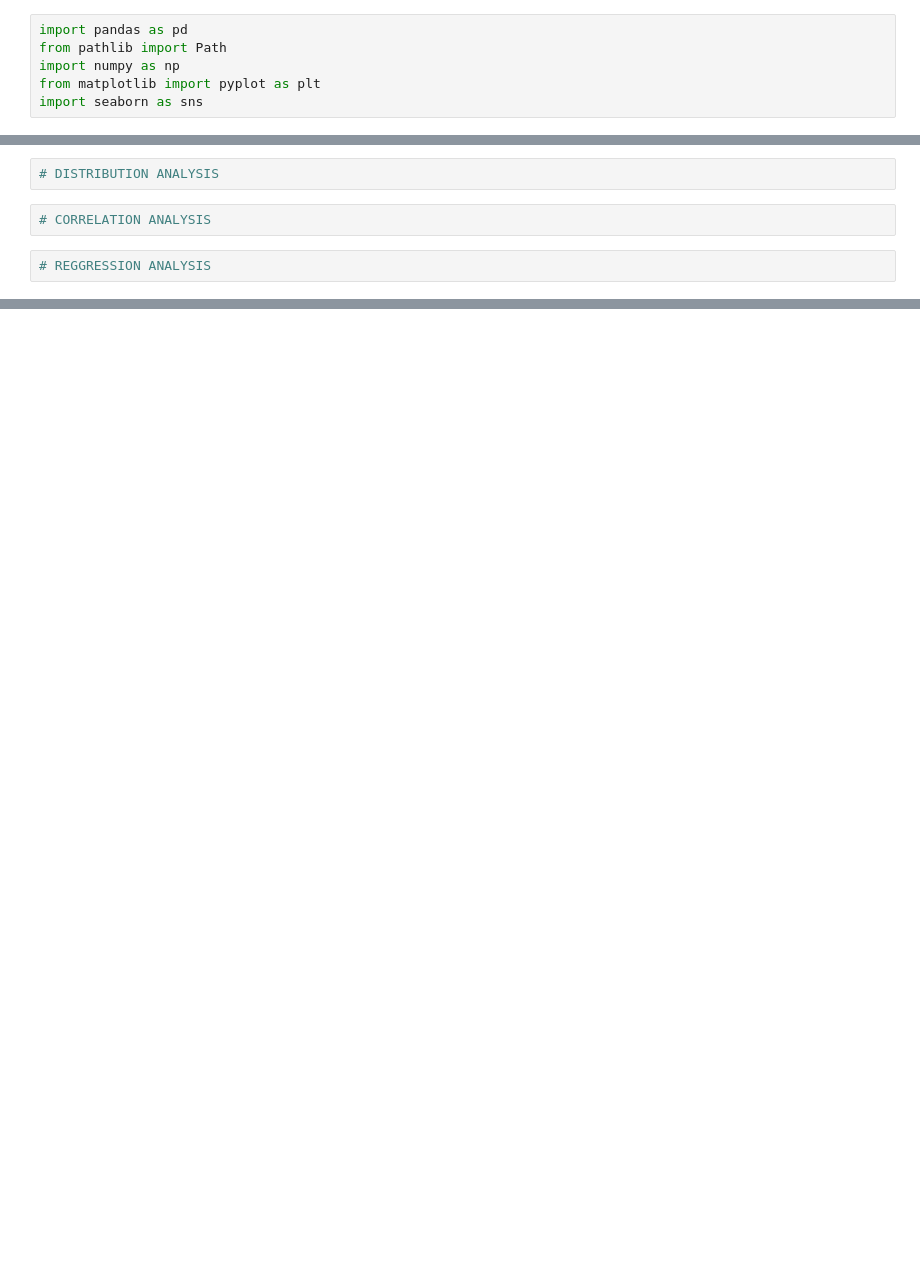
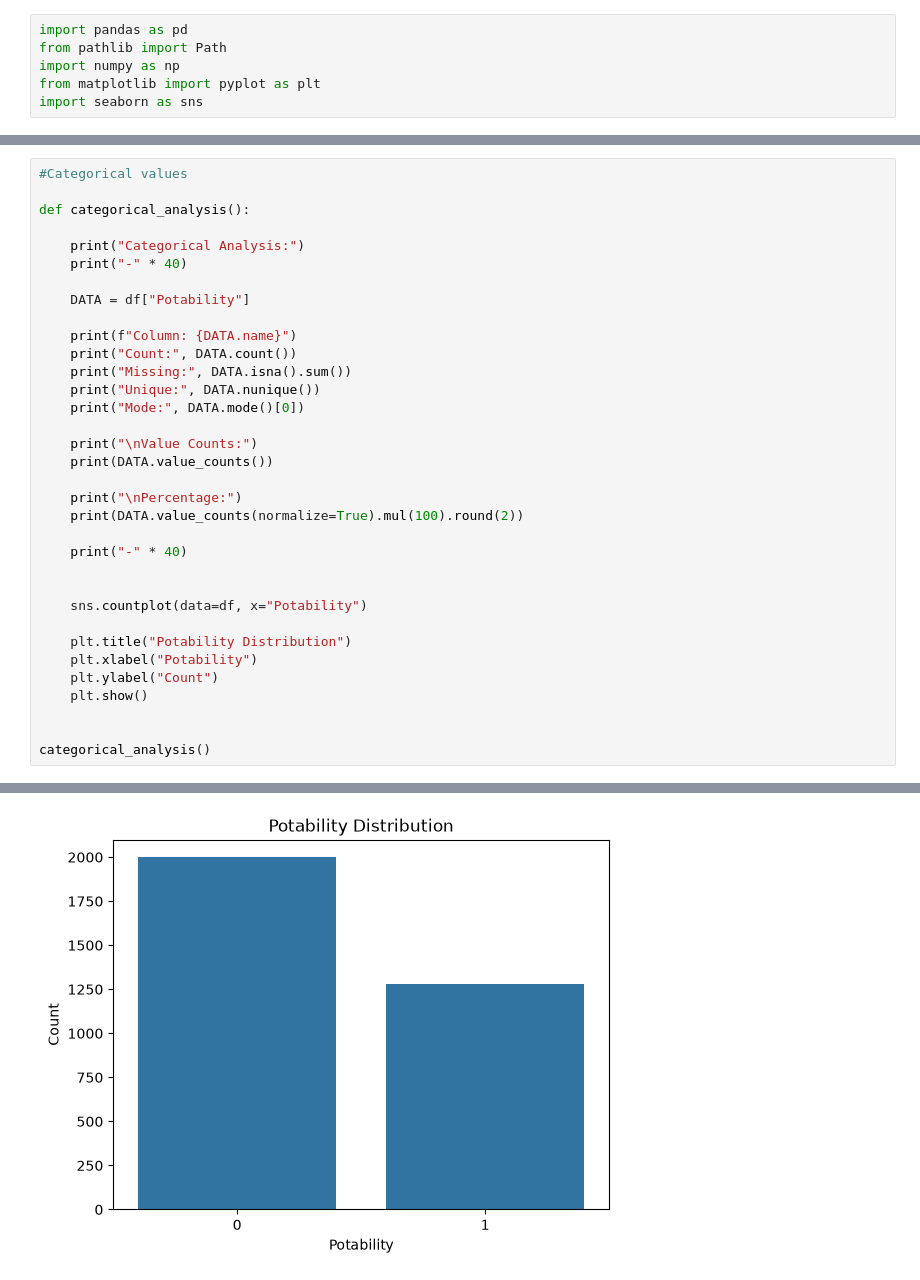
Before and after one commit to mehdiigouch/WATER-POTABILITY-USING-ML-PROJECT_V2, a Jupyter notebook: ANALYSIS/EDA.ipynb, the cells around one changed output, grey strips where cells are left out. Saved outputs shown, nothing was run; the diff lists cells and outputs as text; blank space fills up the shorter version.

```diff
--- a/ANALYSIS/EDA.ipynb
+++ b/ANALYSIS/EDA.ipynb
@@ -139,6 +165,35 @@ for column in df.columns:
-# %%
-# DISTRIBUTION ANALYSIS
-# %%
-# CORRELATION ANALYSIS
-# %%
-# REGGRESSION ANALYSIS
+# %%
+#Categorical values
+
+def categorical_analysis():
+
+    print("Categorical Analysis:")
+    print("-" * 40)
+
+    DATA = df["Potability"]
+
+    print(f"Column: {DATA.name}")
+    print("Count:", DATA.count())
+    print("Missing:", DATA.isna().sum())
+    print("Unique:", DATA.nunique())
+    print("Mode:", DATA.mode()[0])
+
+    print("\nValue Counts:")
+    print(DATA.value_counts())
+
+    print("\nPercentage:")
+    print(DATA.value_counts(normalize=True).mul(100).round(2))
+
+    print("-" * 40)
+
+
+    sns.countplot(data=df, x="Potability")
+
+    plt.title("Potability Distribution")
+    plt.xlabel("Potability")
+    plt.ylabel("Count")
+    plt.show()
+
+
+categorical_analysis()
+# %% [output]
@@ -144,0 +220 @@ for column in df.columns:
+[figure, added]
```
Also changed, not shown: parts of 11 cells of this notebook.
